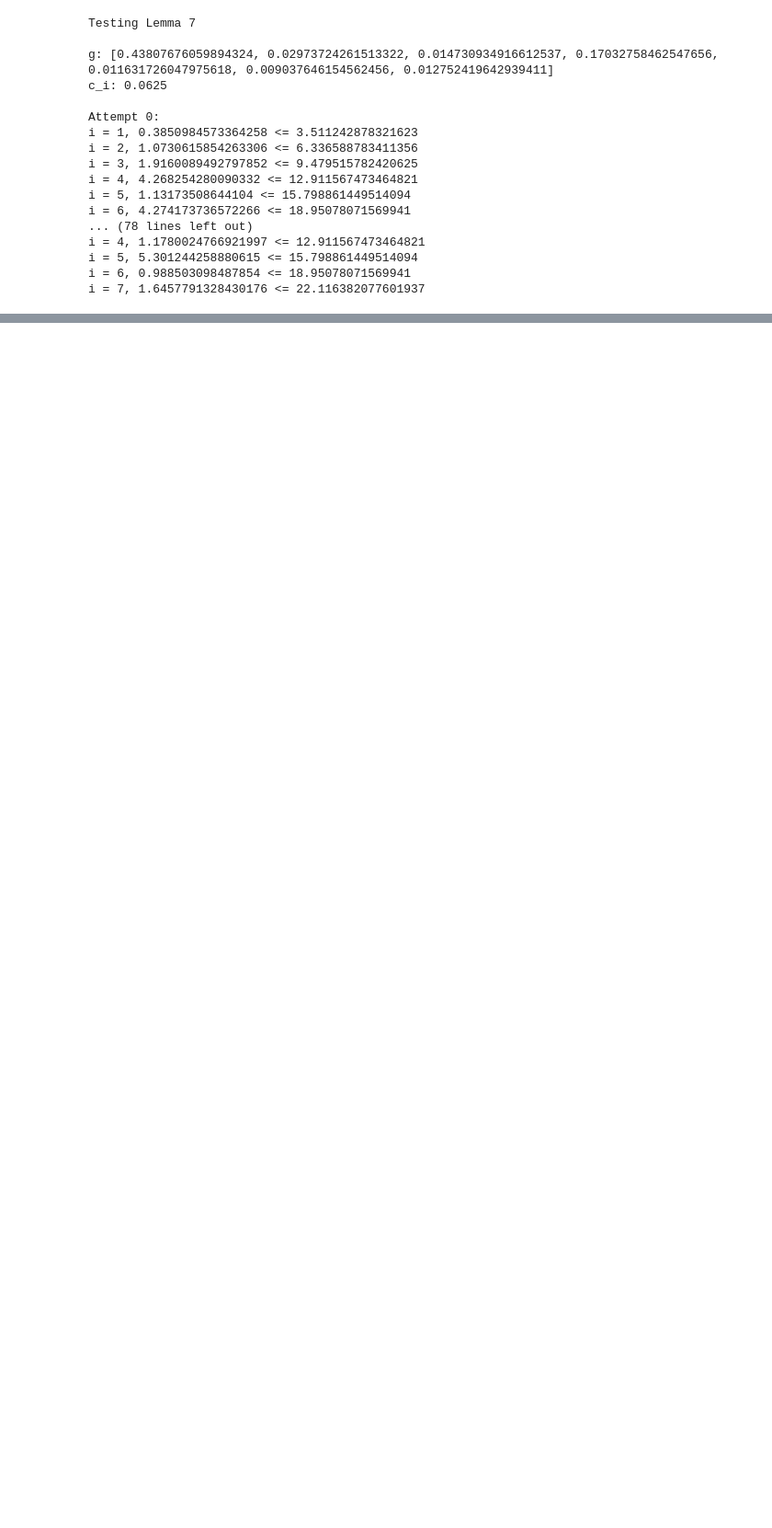
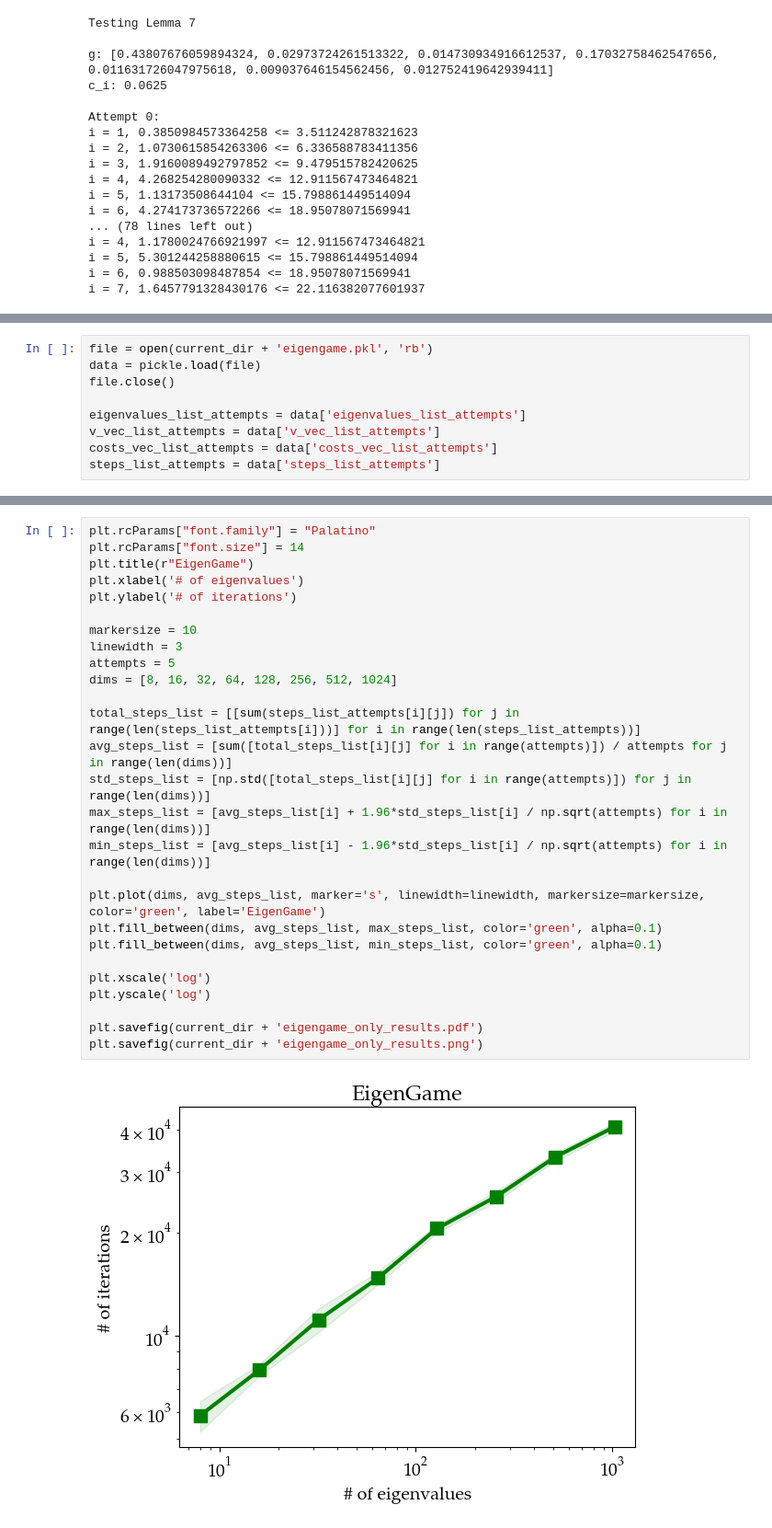
Before and after one commit to Raijeku/quantum-eigengame, a Jupyter notebook: EigenGame_theory.ipynb, the cells around one changed output, grey strips where cells are left out. Shown at 92% size. Drawn from its saved outputs; the diff is of its cells as text; blank space fills up the shorter version.

Commit message:
:zap: Updated with final classical results for CPAL

```diff
--- a/EigenGame_theory.ipynb
+++ b/EigenGame_theory.ipynb
@@ -561,0 +1065,9 @@ i = 7, 1.6457791328430176 <= 22.116382077601937
+# %%
+file = open(current_dir + 'eigengame.pkl', 'rb')
+data = pickle.load(file)
+file.close()
+
+eigenvalues_list_attempts = data['eigenvalues_list_attempts']
+v_vec_list_attempts = data['v_vec_list_attempts']
+costs_vec_list_attempts = data['costs_vec_list_attempts']
+steps_list_attempts = data['steps_list_attempts']
@@ -561,0 +1086,29 @@ i = 7, 1.6457791328430176 <= 22.116382077601937
+# %%
+plt.rcParams["font.family"] = "Palatino"
+plt.rcParams["font.size"] = 14
+plt.title(r"EigenGame")
+plt.xlabel('# of eigenvalues')
+plt.ylabel('# of iterations')
+
+markersize = 10
+linewidth = 3
+attempts = 5
+dims = [8, 16, 32, 64, 128, 256, 512, 1024]
+
+total_steps_list = [[sum(steps_list_attempts[i][j]) for j in range(len(steps_list_attempts[i]))] for i in range(len(steps_list_attempts))]
+avg_steps_list = [sum([total_steps_list[i][j] for i in range(attempts)]) / attempts for j in range(len(dims))]
+std_steps_list = [np.std([total_steps_list[i][j] for i in range(attempts)]) for j in range(len(dims))]
+max_steps_list = [avg_steps_list[i] + 1.96*std_steps_list[i] / np.sqrt(attempts) for i in range(len(dims))]
+min_steps_list = [avg_steps_list[i] - 1.96*std_steps_list[i] / np.sqrt(attempts) for i in range(len(dims))]
+
+plt.plot(dims, avg_steps_list, marker='s', linewidth=linewidth, markersize=markersize, color='green', label='EigenGame')
+plt.fill_between(dims, avg_steps_list, max_steps_list, color='green', alpha=0.1)
+plt.fill_between(dims, avg_steps_list, min_steps_list, color='green', alpha=0.1)
+
+plt.xscale('log')
+plt.yscale('log')
+
+plt.savefig(current_dir + 'eigengame_only_results.pdf')
+plt.savefig(current_dir + 'eigengame_only_results.png')
+# %% [output]
+[figure, added]
```
Also changed, not shown: parts of 49 cells of this notebook.
